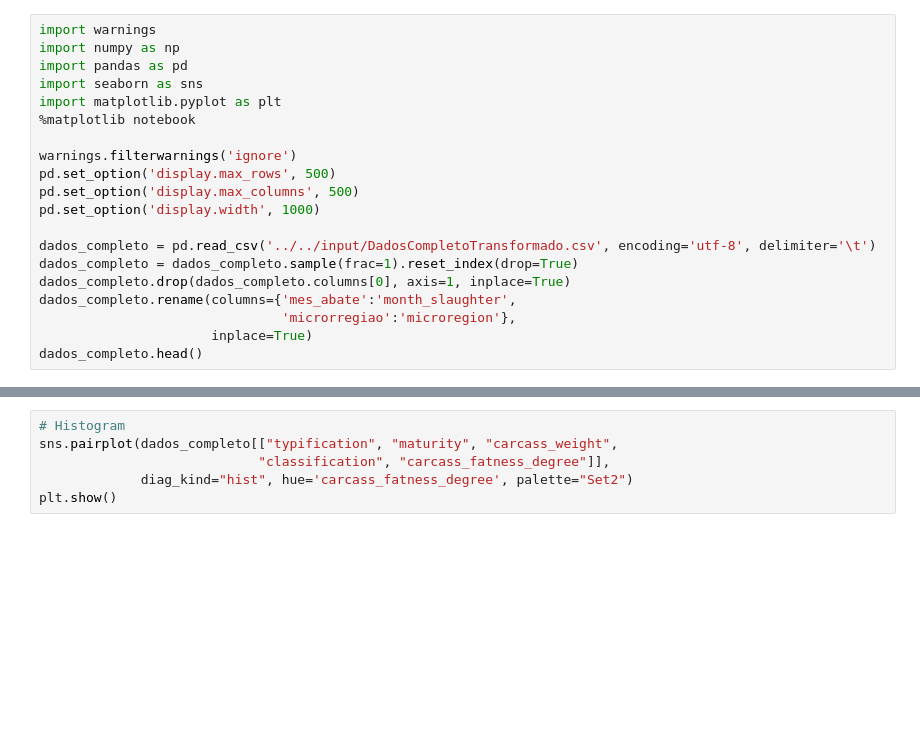
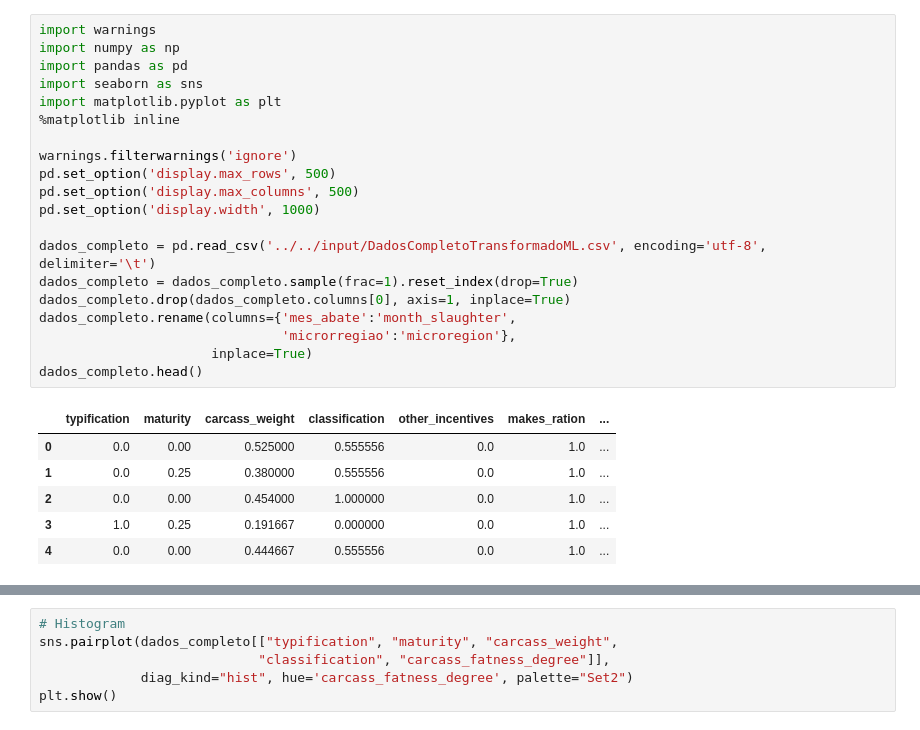
Before and after one commit to higornucci/classificacao-aulas, a Jupyter notebook: dissertacao/notebook/visualizacao.ipynb, the cells around one changed output, grey strips where cells are left out. Saved outputs shown, nothing was run; the diff lists cells and outputs as text; blank space fills up the shorter version.

```diff
--- a/dissertacao/notebook/visualizacao.ipynb
+++ b/dissertacao/notebook/visualizacao.ipynb
@@ -1,23 +1,30 @@
 # %%
 import warnings
 import numpy as np
 import pandas as pd
 import seaborn as sns
 import matplotlib.pyplot as plt
-%matplotlib notebook
+%matplotlib inline
 
 warnings.filterwarnings('ignore')
 pd.set_option('display.max_rows', 500)
 pd.set_option('display.max_columns', 500)
 pd.set_option('display.width', 1000)
 
-dados_completo = pd.read_csv('../../input/DadosCompletoTransformado.csv', encoding='utf-8', delimiter='\t')
+dados_completo = pd.read_csv('../../input/DadosCompletoTransformadoML.csv', encoding='utf-8', delimiter='\t')
 dados_completo = dados_completo.sample(frac=1).reset_index(drop=True)
 dados_completo.drop(dados_completo.columns[0], axis=1, inplace=True)
 dados_completo.rename(columns={'mes_abate':'month_slaughter',
                                'microrregiao':'microregion'},
                       inplace=True)
 dados_completo.head()
+# %% [output]
+|  | typification | maturity | carcass_weight | classification | other_incentives | makes_ration | ... |
+| 0 | 0.0 | 0.00 | 0.525000 | 0.555556 | 0.0 | 1.0 | ... |
+| 1 | 0.0 | 0.25 | 0.380000 | 0.555556 | 0.0 | 1.0 | ... |
+| 2 | 0.0 | 0.00 | 0.454000 | 1.000000 | 0.0 | 1.0 | ... |
+| 3 | 1.0 | 0.25 | 0.191667 | 0.000000 | 0.0 | 1.0 | ... |
+| 4 | 0.0 | 0.00 | 0.444667 | 0.555556 | 0.0 | 1.0 | ... |
 # %%
 dados_completo.describe()
 # %% [output]
```
Also changed, not shown: parts of 7 cells of this notebook, 10 other files.
